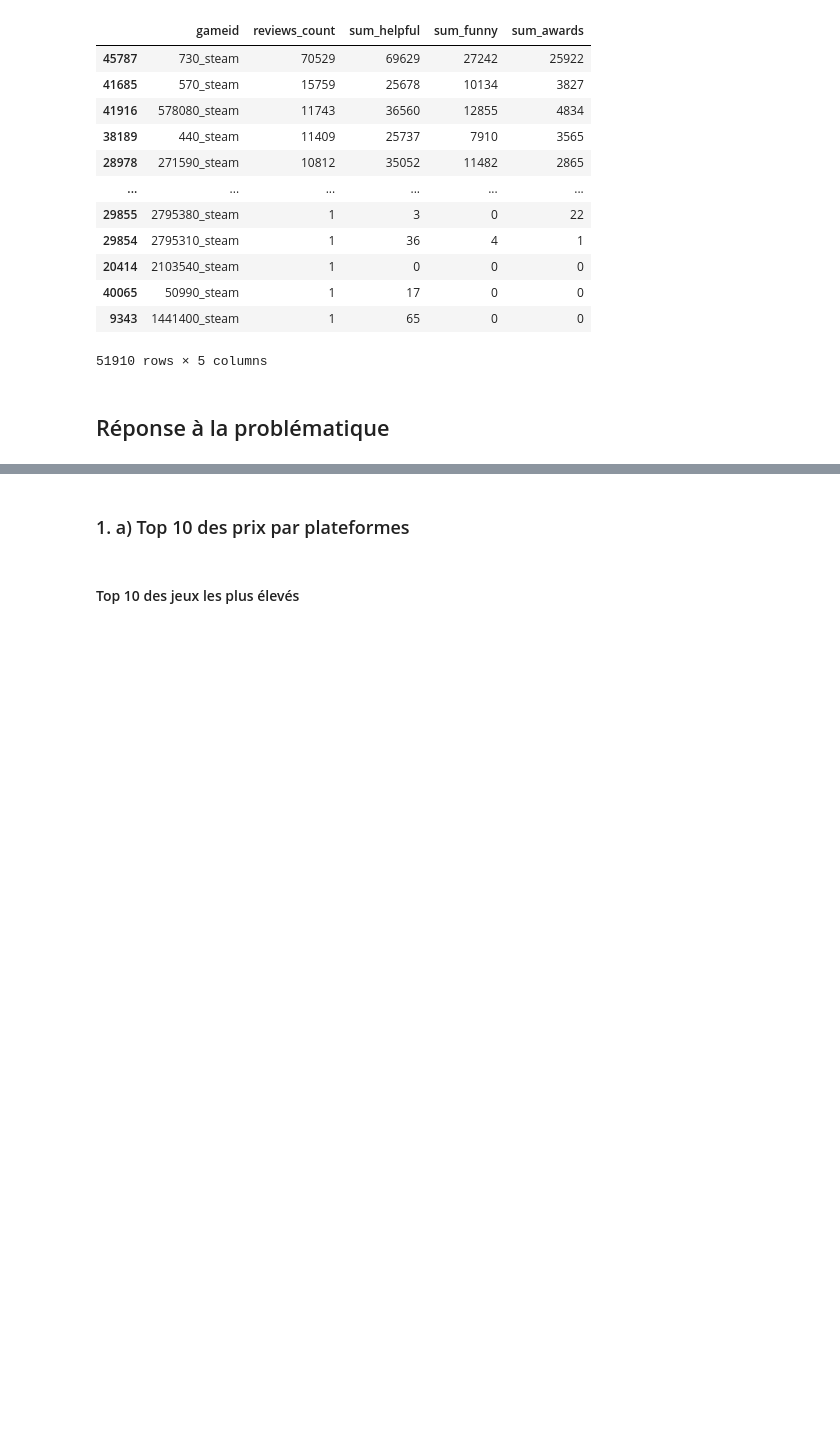
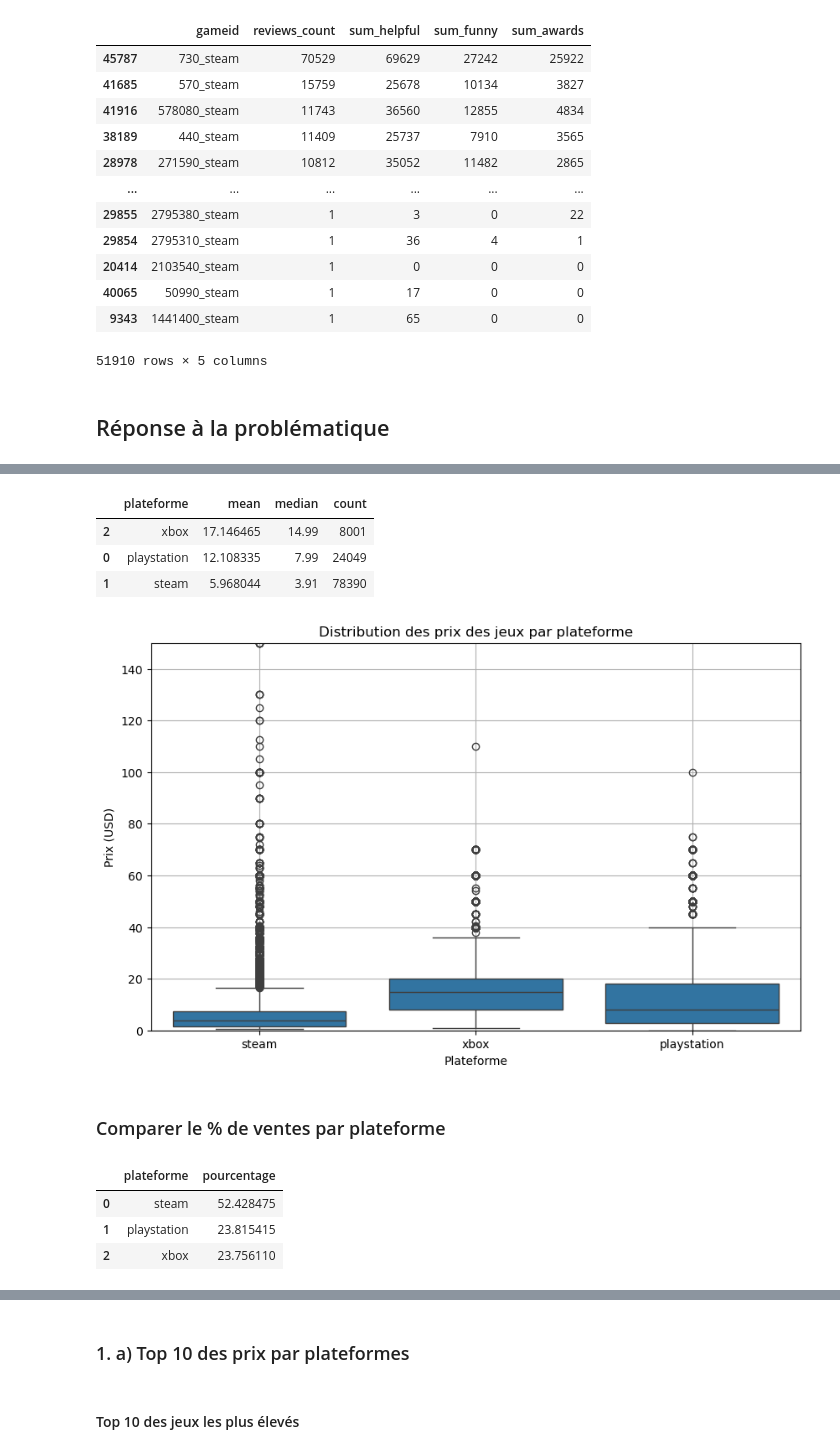
Before and after one commit to isanyams/projet-jeux-video, a Jupyter notebook: projet_jeux_videos_final_isa.ipynb, the cells around one changed output, grey strips where cells are left out. Cells and saved outputs as stored; diff of their text form; code cells hidden in the pictures; blank space fills up the shorter version.

```diff
--- a/projet_jeux_videos_final_isa.ipynb
+++ b/projet_jeux_videos_final_isa.ipynb
@@ -551,0 +733,10 @@ most_reviewed_games.to_csv('clean_data/most_reviewed_games.csv')
+# %%
+# Top 10 des jeux avec les prix les plus élevés toutes catégories confondues
+
+higher_games_prices = prices_usd.groupby(['plateforme', 'gameid'])['usd'].max().reset_index().sort_values('usd', ascending=False)
+
+# Ajout des noms des jeux grace a la table games
+
+higher_games_prices = higher_games_prices.merge(games[['gameid', 'title']], on='gameid', how='left')
+
+higher_games_prices
@@ -551,0 +757,44 @@ most_reviewed_games.to_csv('clean_data/most_reviewed_games.csv')
+# %%
+# Comparer les prix par plateforme : Playstation, xbox, steam
+
+# Prix moyen et médian par plateforme
+prix_par_plateforme = higher_games_prices.groupby('plateforme')['usd'].agg(['mean', 'median', 'count']).reset_index()
+prix_par_plateforme = prix_par_plateforme.sort_values(by='mean', ascending=False)
+display(prix_par_plateforme)
+# %% [output]
+|  | plateforme | mean | median | count |
+| 2 | xbox | 17.146465 | 14.99 | 8001 |
+| 0 | playstation | 12.108335 | 7.99 | 24049 |
+| 1 | steam | 5.968044 | 3.91 | 78390 |
+# %%
+import matplotlib.pyplot as plt
+import seaborn as sns
+
+plt.figure(figsize=(10, 6))
+sns.boxplot(data=higher_games_prices, x='plateforme', y='usd')
+plt.title("Distribution des prix des jeux par plateforme")
+plt.xlabel("Plateforme")
+plt.ylabel("Prix (USD)")
+plt.ylim(0, 150)  # Zoom pour éviter les outliers extrêmes
+plt.grid(True)
+plt.show()
+# %% [output]
+[figure, added]
+# %% [markdown]
+### Comparer le % de ventes par plateforme
+# %%
+# Supposons que ton DataFrame s'appelle purchased_games
+# On extrait la plateforme à partir de la colonne 'playerid' ou 'gameid'
+
+purchased_games['plateforme'] = purchased_games['playerid'].str.extract(r'_(\w+)$')
+
+# Calcul du % des ventes par plateforme
+ventes_par_plateforme = purchased_games['plateforme'].value_counts(normalize=True) * 100
+ventes_par_plateforme = ventes_par_plateforme.reset_index()
+ventes_par_plateforme.columns = ['plateforme', 'pourcentage']
+display(ventes_par_plateforme)
+# %% [output]
+|  | plateforme | pourcentage |
+| 0 | steam | 52.428475 |
+| 1 | playstation | 23.815415 |
+| 2 | xbox | 23.756110 |
```
Also changed, not shown: parts of 26 cells of this notebook.
